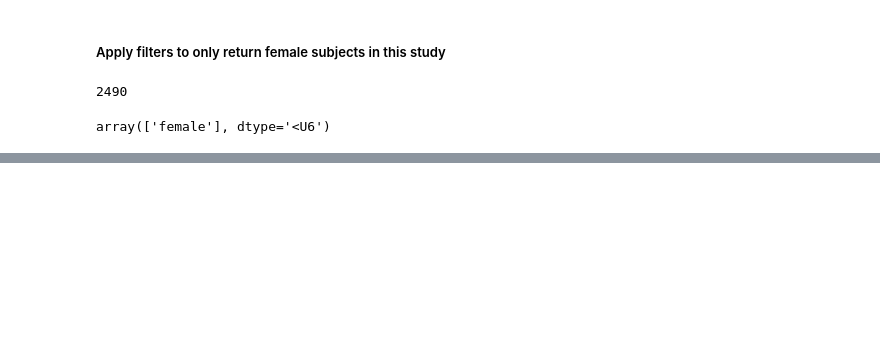
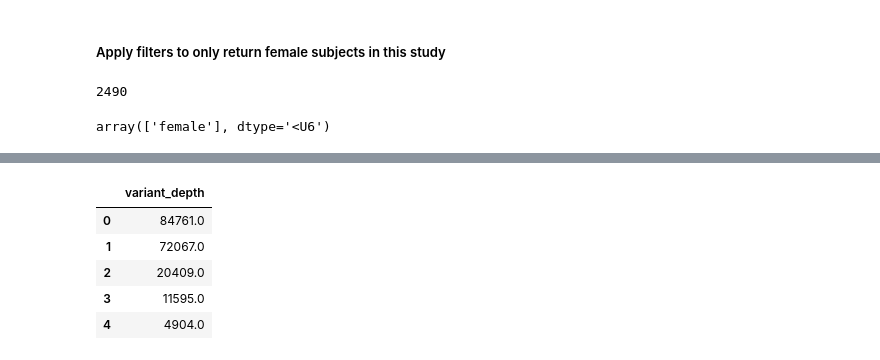
Before and after one commit to uc-cdis/containers, a Jupyter notebook: BRH-notebooks/combined_demos/How_to_access_data.ipynb, the cells around one changed output, grey strips where cells are left out. Cells and saved outputs as stored; diff of their text form; code cells hidden in the pictures; blank space fills up the shorter version.

```diff
--- a/BRH-notebooks/combined_demos/How_to_access_data.ipynb
+++ b/BRH-notebooks/combined_demos/How_to_access_data.ipynb
@@ -337,0 +425,9 @@ array(['female'], dtype='<U6')
+# %%
+y_chr_df.head()
+# %% [output]
+|  | variant_depth |
+| 0 | 84761.0 |
+| 1 | 72067.0 |
+| 2 | 20409.0 |
+| 3 | 11595.0 |
+| 4 | 4904.0 |
```
Also changed, not shown: parts of 41 cells of this notebook.
